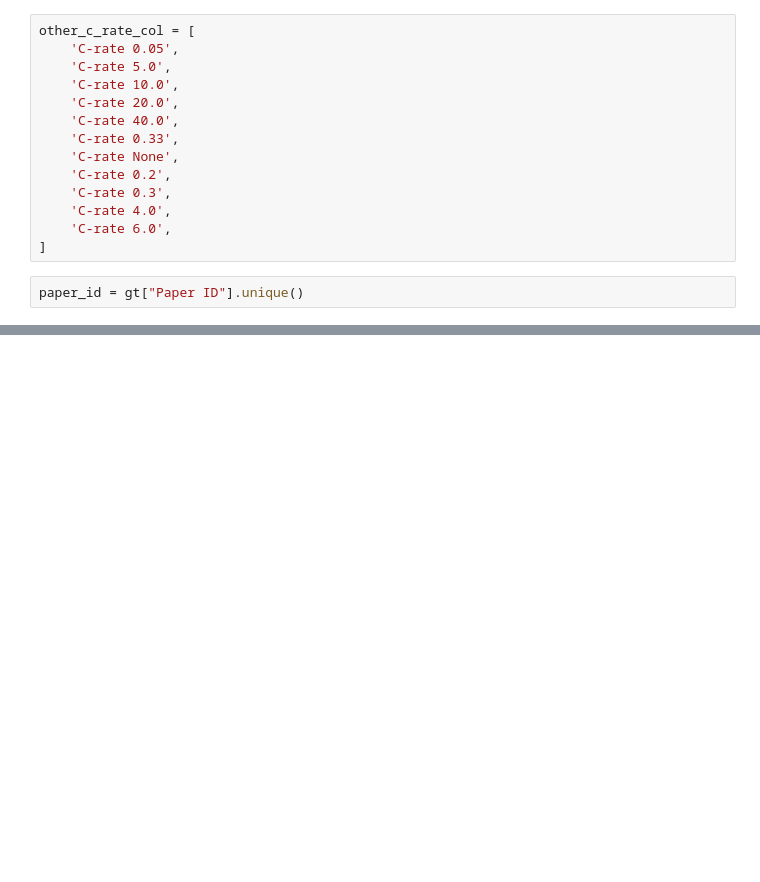
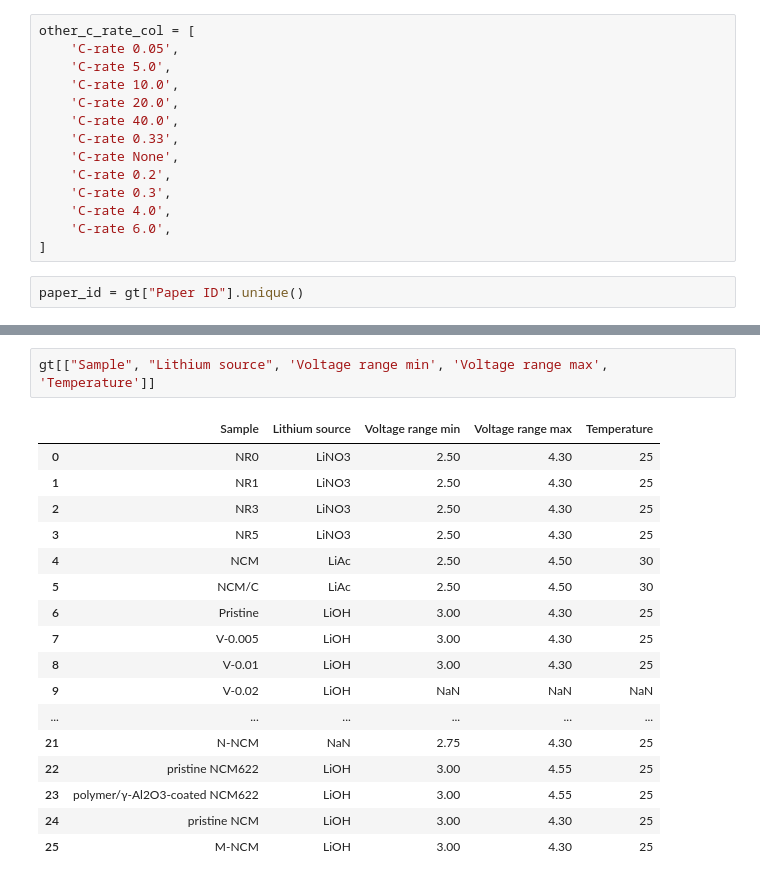
Before and after one commit to AIFFEL-VOLTAI/VOLTAI, a Jupyter notebook: evaluation/accuracy.ipynb, the cells around one changed output, grey strips where cells are left out. Saved outputs shown, nothing was run; the diff lists cells and outputs as text; blank space fills up the shorter version.

```diff
--- a/evaluation/accuracy.ipynb
+++ b/evaluation/accuracy.ipynb
@@ -291,0 +303,20 @@ gt
+# %%
+gt[["Sample", "Lithium source", 'Voltage range min', 'Voltage range max', 'Temperature']]
+# %% [output]
+|  | Sample | Lithium source | Voltage range min | Voltage range max | Temperature |
+| 0 | NR0 | LiNO3 | 2.50 | 4.30 | 25 |
+| 1 | NR1 | LiNO3 | 2.50 | 4.30 | 25 |
+| 2 | NR3 | LiNO3 | 2.50 | 4.30 | 25 |
+| 3 | NR5 | LiNO3 | 2.50 | 4.30 | 25 |
+| 4 | NCM | LiAc | 2.50 | 4.50 | 30 |
+| 5 | NCM/C | LiAc | 2.50 | 4.50 | 30 |
+| 6 | Pristine | LiOH | 3.00 | 4.30 | 25 |
+| 7 | V-0.005 | LiOH | 3.00 | 4.30 | 25 |
+| 8 | V-0.01 | LiOH | 3.00 | 4.30 | 25 |
+| 9 | V-0.02 | LiOH | NaN | NaN | NaN |
+| ... | ... | ... | ... | ... | ... |
+| 21 | N-NCM | NaN | 2.75 | 4.30 | 25 |
+| 22 | pristine NCM622 | LiOH | 3.00 | 4.55 | 25 |
+| 23 | polymer/γ-Al2O3-coated NCM622 | LiOH | 3.00 | 4.55 | 25 |
+| 24 | pristine NCM | LiOH | 3.00 | 4.30 | 25 |
+| 25 | M-NCM | LiOH | 3.00 | 4.30 | 25 |
```
Also changed, not shown: parts of 31 cells of this notebook, 5 other files.
